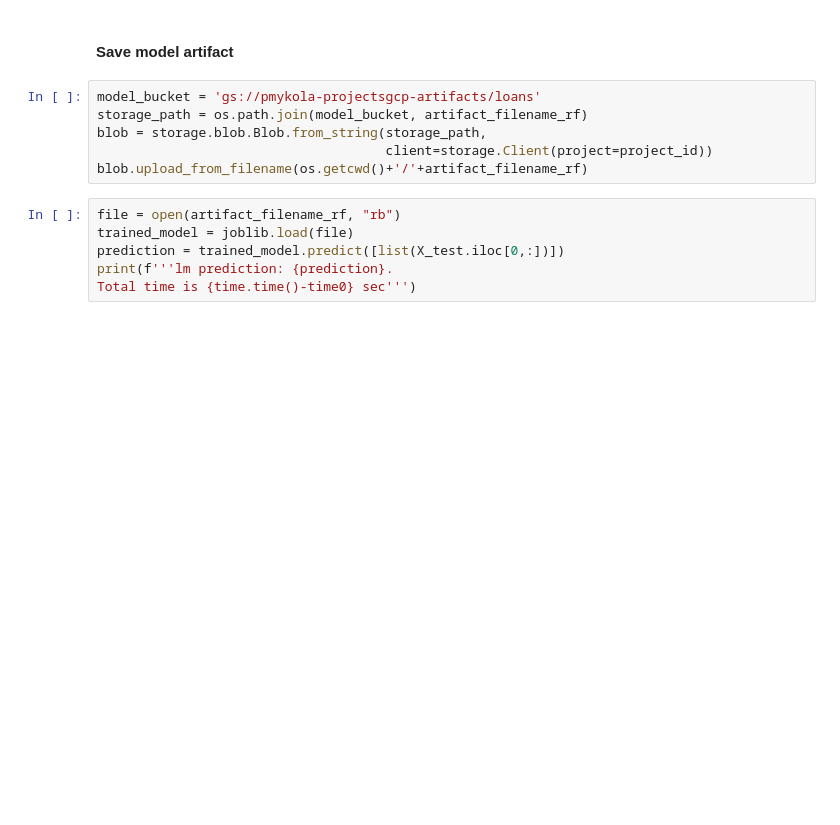
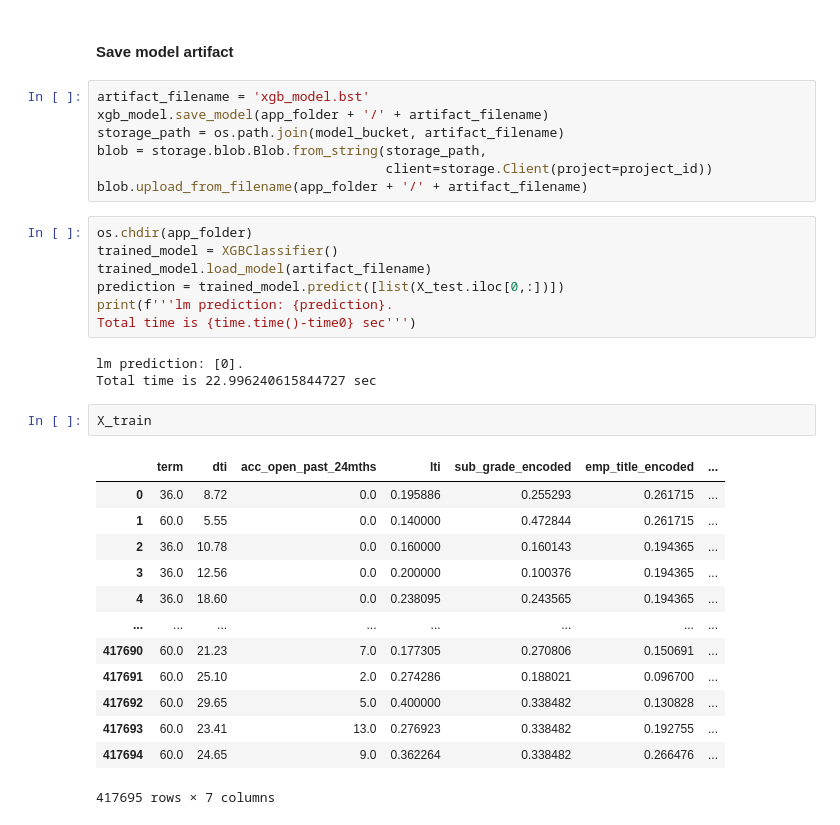
Before and after one commit to MykolaPinchuk/LoanDefault, a Jupyter notebook: loans_modeling.ipynb, the cells around one changed output. Saved outputs shown, nothing was run; the diff lists cells and outputs as text; blank space fills up the shorter version.

```diff
--- a/loans_modeling.ipynb
+++ b/loans_modeling.ipynb
@@ -378,15 +586,36 @@ xgb_model = xgbb
 # %% [markdown]
 #### Save model artifact
 # %%
-model_bucket = 'gs://pmykola-projectsgcp-artifacts/loans'
-storage_path = os.path.join(model_bucket, artifact_filename_rf)
+artifact_filename = 'xgb_model.bst'
+xgb_model.save_model(app_folder + '/' + artifact_filename)
+storage_path = os.path.join(model_bucket, artifact_filename)
 blob = storage.blob.Blob.from_string(storage_path,
                                      client=storage.Client(project=project_id))
-blob.upload_from_filename(os.getcwd()+'/'+artifact_filename_rf)
+blob.upload_from_filename(app_folder + '/' + artifact_filename)
 # %%
-file = open(artifact_filename_rf, "rb")
-trained_model = joblib.load(file)
+os.chdir(app_folder)
+trained_model = XGBClassifier()
+trained_model.load_model(artifact_filename)
 prediction = trained_model.predict([list(X_test.iloc[0,:])])
 print(f'''lm prediction: {prediction}.
 Total time is {time.time()-time0} sec''')
+# %% [output]
+lm prediction: [0].
+Total time is 22.996240615844727 sec
+# %%
+X_train
+# %% [output]
+|  | term | dti | acc_open_past_24mths | lti | sub_grade_encoded | emp_title_encoded | ... |
+| 0 | 36.0 | 8.72 | 0.0 | 0.195886 | 0.255293 | 0.261715 | ... |
+| 1 | 60.0 | 5.55 | 0.0 | 0.140000 | 0.472844 | 0.261715 | ... |
+| 2 | 36.0 | 10.78 | 0.0 | 0.160000 | 0.160143 | 0.194365 | ... |
+| 3 | 36.0 | 12.56 | 0.0 | 0.200000 | 0.100376 | 0.194365 | ... |
+| 4 | 36.0 | 18.60 | 0.0 | 0.238095 | 0.243565 | 0.194365 | ... |
+| ... | ... | ... | ... | ... | ... | ... | ... |
+| 417690 | 60.0 | 21.23 | 7.0 | 0.177305 | 0.270806 | 0.150691 | ... |
+| 417691 | 60.0 | 25.10 | 2.0 | 0.274286 | 0.188021 | 0.096700 | ... |
+| 417692 | 60.0 | 29.65 | 5.0 | 0.400000 | 0.338482 | 0.130828 | ... |
+| 417693 | 60.0 | 23.41 | 13.0 | 0.276923 | 0.338482 | 0.192755 | ... |
+| 417694 | 60.0 | 24.65 | 9.0 | 0.362264 | 0.338482 | 0.266476 | ... |
+417695 rows × 7 columns
 # %%
```
Also changed, not shown: parts of 13 cells of this notebook, 1 other file.
